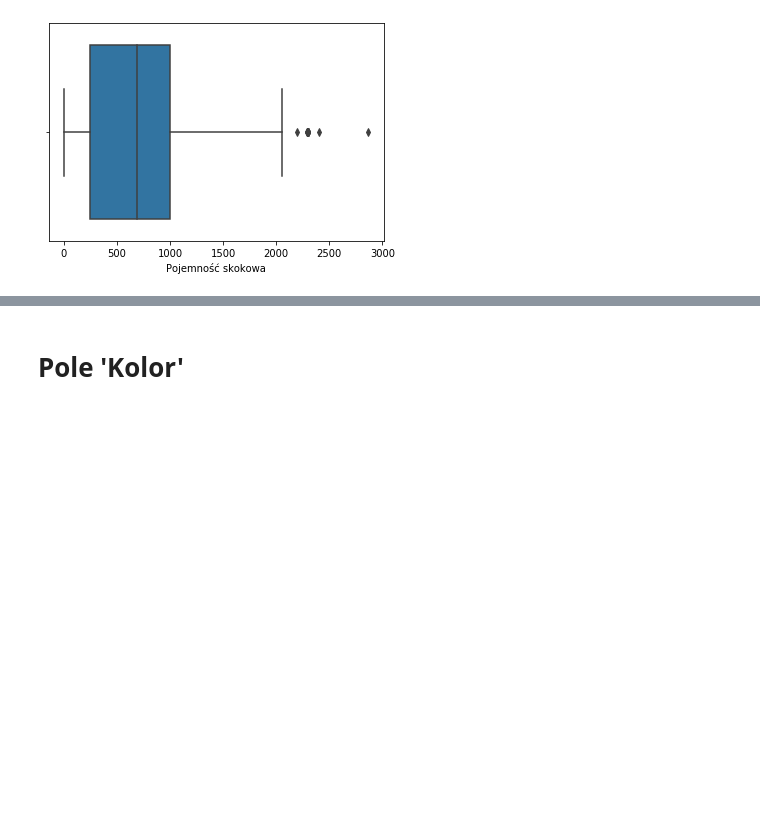
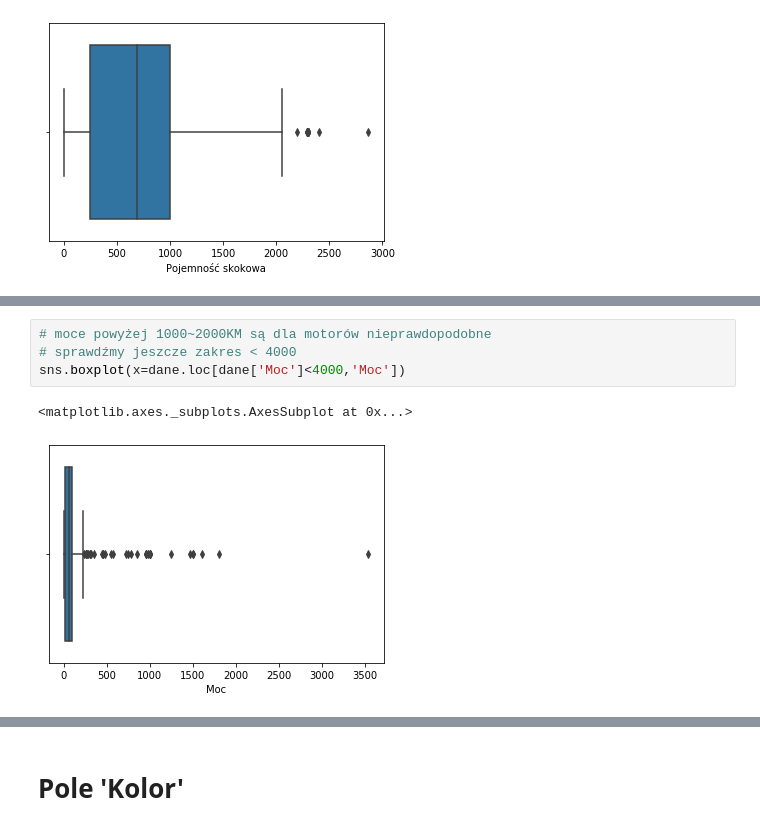
Before and after one commit to kordirko/motory, a Jupyter notebook: projekt_zaliczeniowy.ipynb, the cells around one changed output, grey strips where cells are left out. Cells and saved outputs as stored; diff of their text form; blank space fills up the shorter version.

```diff
--- a/projekt_zaliczeniowy.ipynb
+++ b/projekt_zaliczeniowy.ipynb
@@ -362,0 +348,7 @@ sns.boxplot(x=dane['Pojemność skokowa'])
+# %%
+# moce powyżej 1000~2000KM są dla motorów nieprawdopodobne
+# sprawdźmy jeszcze zakres < 4000
+sns.boxplot(x=dane.loc[dane['Moc']<4000,'Moc'])
+# %% [output]
+<matplotlib.axes._subplots.AxesSubplot at 0x...>
+[figure, added]
```
Also changed, not shown: parts of 74 cells of this notebook.
